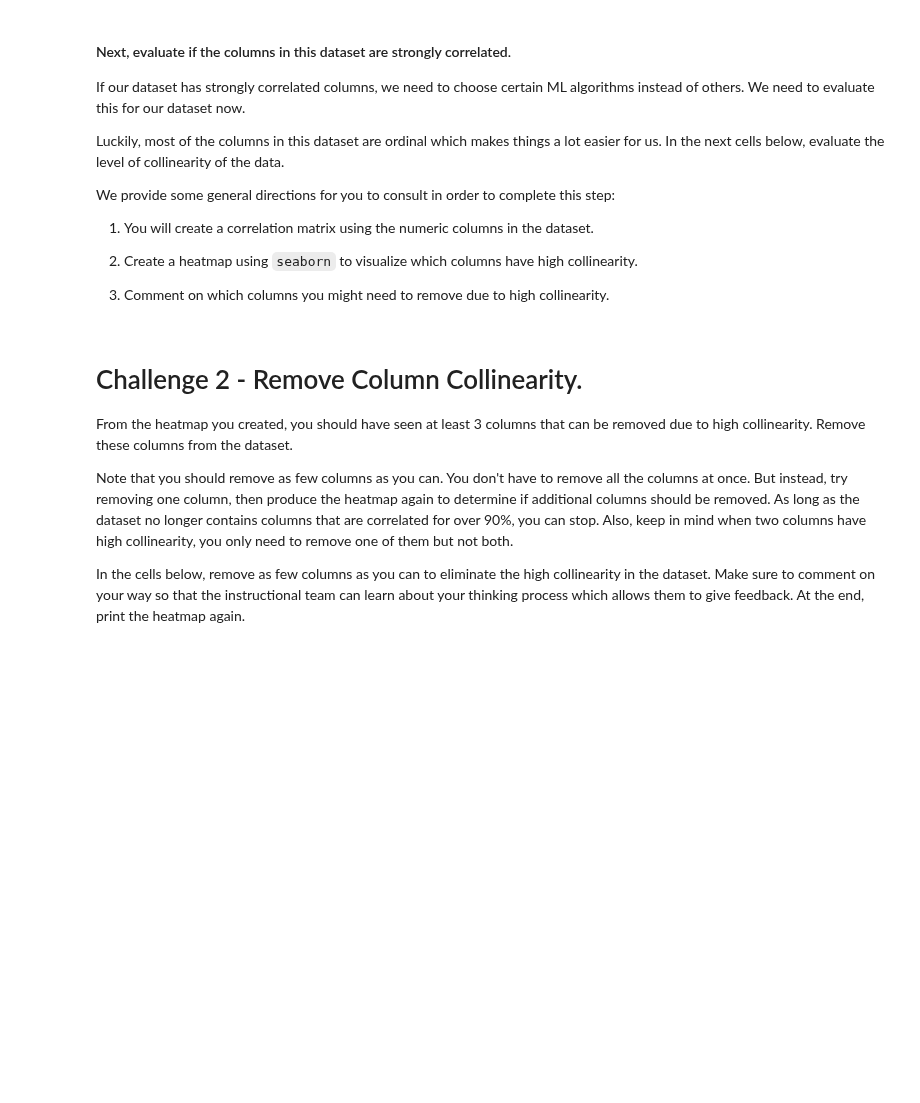
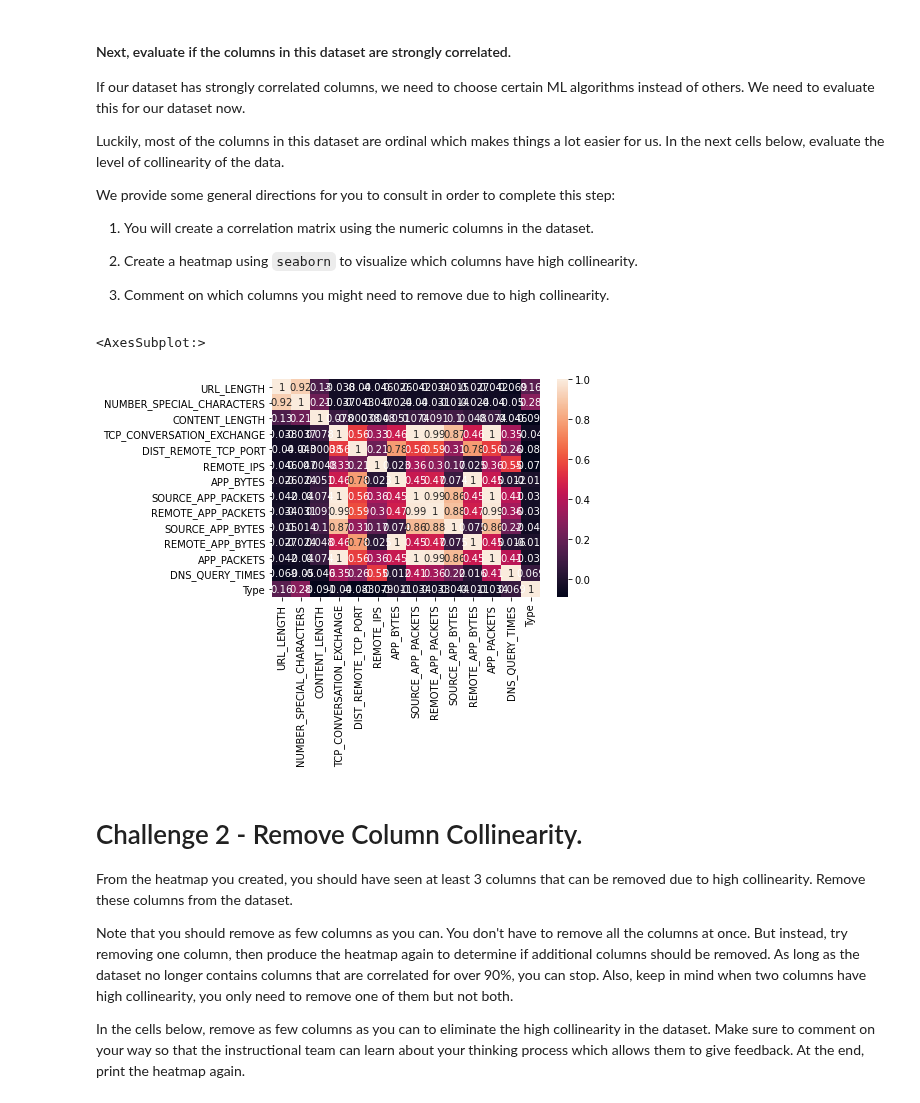
Before and after one commit to ta-data-remote/lab-supervised-learning, a Jupyter notebook: your-code/main.ipynb, the cells around one changed output. Drawn from its saved outputs; the diff is of its cells as text; code cells hidden in the pictures; blank space fills up the shorter version.

```diff
--- a/your-code/main.ipynb
+++ b/your-code/main.ipynb
@@ -57,3 +86,8 @@ We provide some general directions for you to consult in order to complete this
+# %%
+seaborn.heatmap(websites.corr(), annot=True)
+# %% [output]
+<AxesSubplot:>
+[figure, added]
 # %% [markdown]
 # Challenge 2 - Remove Column Collinearity.
 
```
Also changed, not shown: parts of 75 cells of this notebook.
